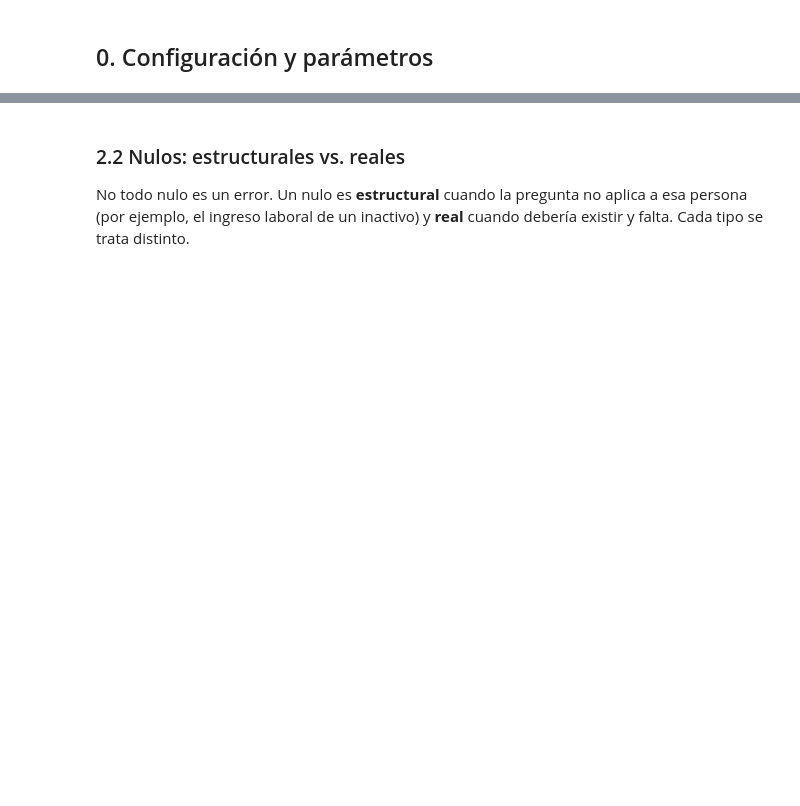
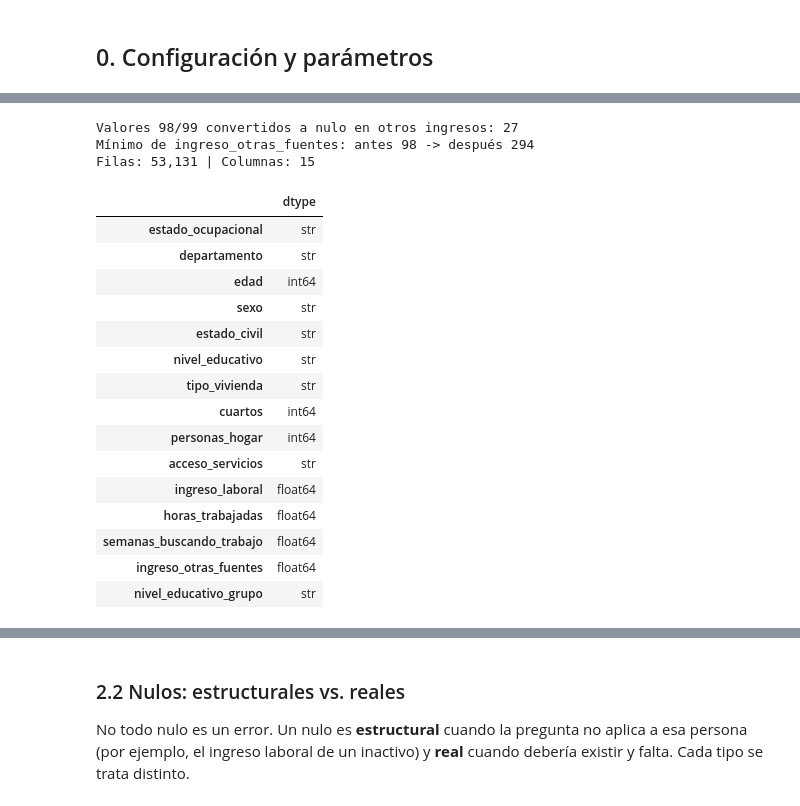
Before and after one commit to JuanCVO/Proyecto-1-ICD, a Jupyter notebook: entrega 2/fase_b_limpieza.ipynb, the cells around one changed output, grey strips where cells are left out. Saved outputs shown, nothing was run; the diff lists cells and outputs as text; code cells hidden in the pictures; blank space fills up the shorter version.

```diff
--- a/entrega 2/fase_b_limpieza.ipynb
+++ b/entrega 2/fase_b_limpieza.ipynb
@@ -116,57 +104,22 @@ def geih_2026_leer(nombre, columnas):
 # %%
-CL, CH = GEIH_2026_CLAVES, GEIH_2026_CLAVES_HOGAR
 geih_2026_num = lambda s: pd.to_numeric(s, errors="coerce")
 
-# GEIH_2026: lectura de los 6 CSV necesarios (mismas columnas que la Fase A)
-geih_2026_ft = geih_2026_leer("Fuerza de trabajo", CL + ["HOGAR", "FT", "FFT"])
-geih_2026_car = geih_2026_leer("Características generales", CL + ["DPTO", "P6040", "P3271", "P6070", "P3042"])
-geih_2026_hog = geih_2026_leer("Datos del hogar", CH + ["P4010", "P5000", "P6008", "P4030S1", "P4030S2", "P4030S3", "P4030S4", "P4030S5"])
-geih_2026_ocu = geih_2026_leer("Ocupados", CL + ["INGLABO", "P6800"])
-geih_2026_noc = geih_2026_leer("No ocupados", CL + ["P7250"])
-_cols_otros = ["P7510S1A1", "P7510S2A1", "P7510S3A1", "P7510S5A1", "P7510S6A1", "P7510S7A1",
-               "P750S1A1", "P750S2A1", "P750S3A1", "P1661S3A1", "P1661S4A1", "P1661S5A1", "P1661S6A1"]
-geih_2026_oti = geih_2026_leer("Otros ingresos", CL + _cols_otros)
+# GEIH_2026: lectura desde la bodega
+geih_2026_df_crudo = pd.read_sql(text(GEIH_2026_SQL), geih_2026_engine)
 
-# GEIH_2026: estado ocupacional (Ocupado si está en Ocupados; si no, FT=1 desempleado, FFT=1 inactivo)
-geih_2026_base = geih_2026_ft.drop_duplicates(subset=CL).copy()
-geih_2026_base["es_ocupado"] = geih_2026_base.set_index(CL).index.isin(
-    geih_2026_ocu.drop_duplicates(subset=CL).set_index(CL).index)
-geih_2026_base["estado_ocupacional"] = np.select(
-    [geih_2026_base["es_ocupado"], geih_2026_num(geih_2026_base["FT"]) == 1,
-     geih_2026_num(geih_2026_base["FFT"]) == 1],
-    ["Ocupado", "Desempleado", "Inactivo"], default="Sin clasificar")
+# GEIH_2026: códigos 98/99 de otros ingresos a nulo (ver la explicación de la sección 1)
+_otros = geih_2026_num(geih_2026_df_crudo["ingreso_otras_fuentes"])
+_es_codigo = _otros.isin(GEIH_2026_CODIGOS_NS_OTROS)
+geih_2026_n_codigos_otros = int(_es_codigo.sum())
+print(f"Valores 98/99 convertidos a nulo en otros ingresos: {geih_2026_n_codigos_otros:,}")
+print(f"Mínimo de ingreso_otras_fuentes: antes {_otros.min():,.0f} -> después {_otros.mask(_es_codigo).min():,.0f}")
+geih_2026_df_crudo["ingreso_otras_fuentes"] = _otros.mask(_es_codigo)
 
-# GEIH_2026: acceso a servicios del hogar (Completo / Parcial / Ninguno), igual que en la Fase A
-_serv = geih_2026_hog[[c for c in geih_2026_hog.columns if c.startswith("P4030S")]].apply(geih_2026_num)
-geih_2026_hog["acceso_servicios"] = np.select([(_serv == 1).all(axis=1), (_serv == 1).any(axis=1)],
-                                                   ["Completo", "Parcial"], default="Ninguno")
-geih_2026_hog = geih_2026_hog.drop(columns=_serv.columns).rename(
-    columns={"P4010": "tipo_vivienda", "P5000": "cuartos", "P6008": "personas_hogar"})
-
-# GEIH_2026: otros ingresos. Primero los códigos 98/99 pasan a nulo y recién después se suma
-_oti = geih_2026_oti.copy()
-_cols_ok = [c for c in _cols_otros if c in _oti.columns]
-_oti[_cols_ok] = _oti[_cols_ok].apply(geih_2026_num)
-_suma_antes = _oti[_cols_ok].sum(axis=1, min_count=1)
-geih_2026_n_codigos_otros = int(_oti[_cols_ok].isin(GEIH_2026_CODIGOS_NS_OTROS).sum().sum())
-_oti[_cols_ok] = _oti[_cols_ok].replace(GEIH_2026_CODIGOS_NS_OTROS, np.nan)
-_oti["ingreso_otras_fuentes"] = _oti[_cols_ok].sum(axis=1, min_count=1)
-print(f"Valores 98/99 convertidos a nulo en otros ingresos: {geih_2026_n_codigos_otros:,}")
-print(f"Mínimo de ingreso_otras_fuentes: antes {_suma_antes.min():,.0f} -> después {_oti['ingreso_otras_fuentes'].min():,.0f}")
-
-# GEIH_2026: unión final, una fila por persona; se conservan las llaves para el diagnóstico de duplicados
-geih_2026_df_crudo = (
-    geih_2026_base[CL + ["HOGAR", "estado_ocupacional"]]
-    .merge(geih_2026_car.drop_duplicates(subset=CL).rename(
-        columns={"DPTO": "departamento", "P6040": "edad", "P3271": "sexo", "P6070": "estado_civil", "P3042": "nivel_educativo"}),
-        on=CL, how="inner")
-    .merge(geih_2026_hog.drop_duplicates(subset=CH), on=CH, how="left")
-    .merge(geih_2026_ocu.drop_duplicates(subset=CL).rename(columns={"INGLABO": "ingreso_laboral", "P6800": "horas_trabajadas"}), on=CL, how="left")
-    .merge(geih_2026_noc.drop_duplicates(subset=CL).rename(columns={"P7250": "semanas_buscando_trabajo"}), on=CL, how="left")
-    .merge(_oti[CL + ["ingreso_otras_fuentes"]].drop_duplicates(subset=CL), on=CL, how="left")
-    .reset_index(drop=True))
-geih_2026_df_crudo.insert(0, "id_hecho", range(1, len(geih_2026_df_crudo) + 1))
 print(f"Filas: {geih_2026_df_crudo.shape[0]:,} | Columnas: {geih_2026_df_crudo.shape[1]}")
+# %% [output]
+Valores 98/99 convertidos a nulo en otros ingresos: 27
+Mínimo de ingreso_otras_fuentes: antes 98 -> después 294
+Filas: 53,131 | Columnas: 15
 # %%
 GEIH_2026_DEPARTAMENTOS = {
     "05": "Antioquia", "08": "Atlántico", "11": "Bogotá D.C.", "13": "Bolívar", "15": "Boyacá",
@@ -185,34 +138,51 @@ GEIH_2026_NIVEL_EDU = {
     5: "Media", 6: "Media", 7: "Media", 8: "Técnico/Tecnológico", 9: "Técnico/Tecnológico",
     10: "Universitario", 11: "Posgrado", 12: "Posgrado", 13: "Posgrado",
 }
 GEIH_2026_ORDEN_EDU = ["Sin educación", "Primaria", "Secundaria", "Media",
                             "Técnico/Tecnológico", "Universitario", "Posgrado"]
 GEIH_2026_ORDEN_SERVICIOS = ["Ninguno", "Parcial", "Completo"]
 
 def geih_2026_normalizar_departamento(valor):
     """GEIH_2026: devuelve el nombre del departamento.
     En la bodega algunos departamentos quedaron como código sin cero a la izquierda ('5', '8')
     y otros ya como nombre; aquí se unifican ambos casos."""
     if pd.isna(valor):
         return np.nan
     texto = str(valor).strip()
     try:
         codigo = str(int(float(texto))).zfill(2)
     except ValueError:
         return texto.title()
     return GEIH_2026_DEPARTAMENTOS.get(codigo, texto)
 
 # GEIH_2026: ajuste de tipos y etiquetas (igual que la Fase A; todavía no se elimina ni se imputa nada)
 geih_2026_num_cols = ["ingreso_laboral", "ingreso_otras_fuentes", "horas_trabajadas",
                            "semanas_buscando_trabajo", "edad", "cuartos", "personas_hogar"]
 for col in geih_2026_num_cols:
     geih_2026_df_crudo[col] = pd.to_numeric(geih_2026_df_crudo[col], errors="coerce")
 
 geih_2026_df_crudo["sexo"] = pd.to_numeric(geih_2026_df_crudo["sexo"], errors="coerce").map({1: "Hombre", 2: "Mujer"})
 geih_2026_df_crudo["nivel_educativo_grupo"] = (
     pd.to_numeric(geih_2026_df_crudo["nivel_educativo"], errors="coerce").map(GEIH_2026_NIVEL_EDU))
 geih_2026_df_crudo["departamento"] = geih_2026_df_crudo["departamento"].map(geih_2026_normalizar_departamento)
-geih_2026_df_crudo.drop(columns=CL + ["HOGAR"]).dtypes.to_frame("dtype")
+geih_2026_df_crudo.drop(columns=["id_hecho"]).dtypes.to_frame("dtype")
+# %% [output]
+|  | dtype |
+| estado_ocupacional | str |
+| departamento | str |
+| edad | int64 |
+| sexo | str |
+| estado_civil | str |
+| nivel_educativo | str |
+| tipo_vivienda | str |
+| cuartos | int64 |
+| personas_hogar | int64 |
+| acceso_servicios | str |
+| ingreso_laboral | float64 |
+| horas_trabajadas | float64 |
+| semanas_buscando_trabajo | float64 |
+| ingreso_otras_fuentes | float64 |
+| nivel_educativo_grupo | str |
 # %% [markdown]
 ## 2. Diagnóstico
 
```
Also changed, not shown: parts of 25 cells of this notebook, 9 other files.
